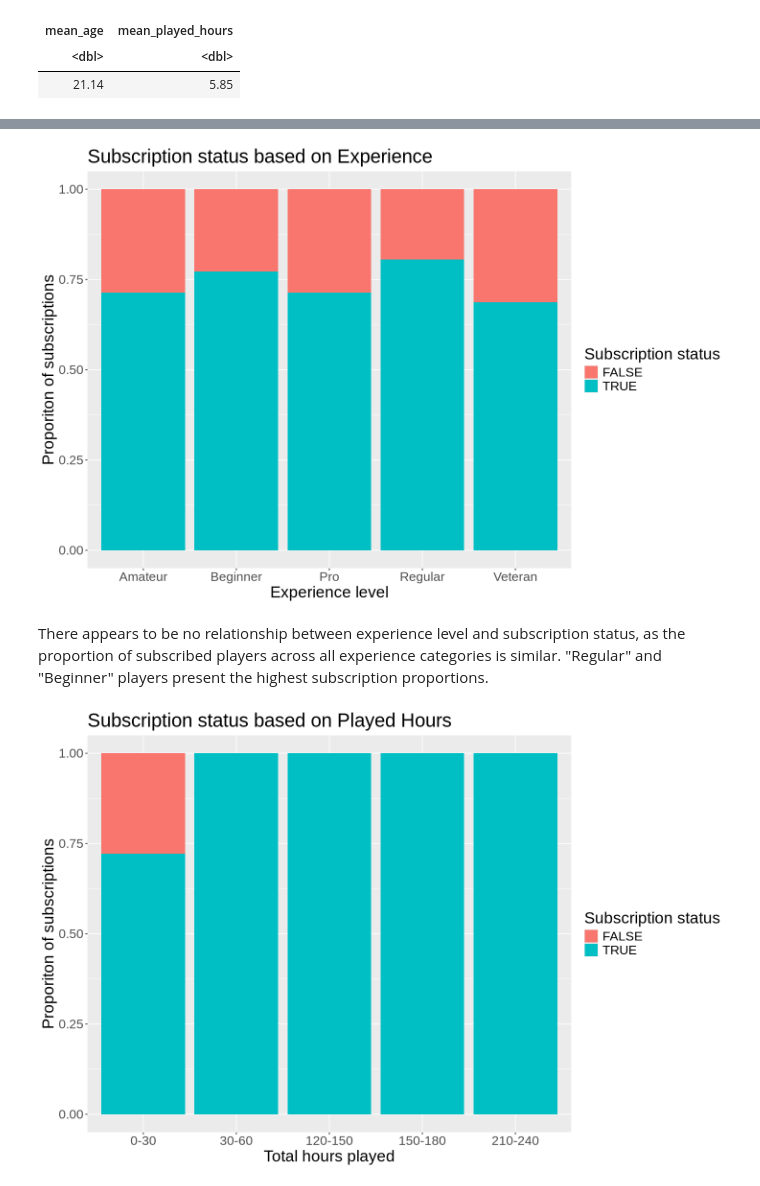
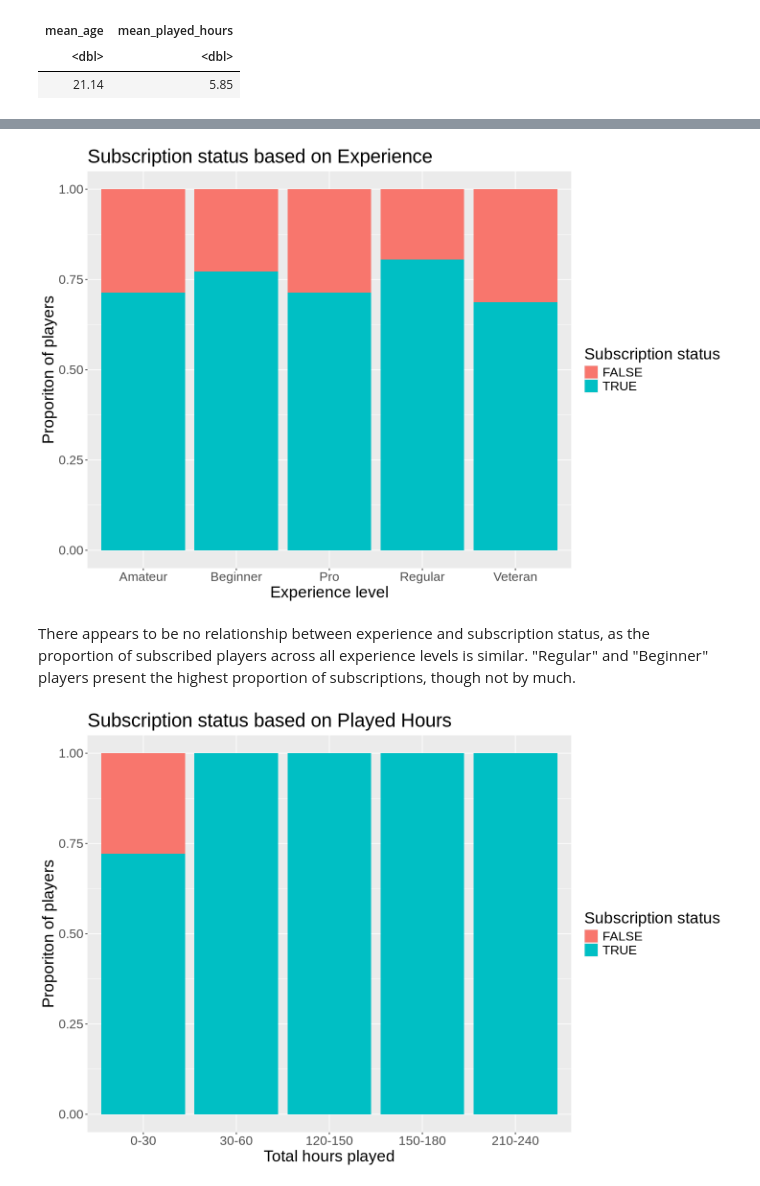
Before and after one commit to nkatanchik/dsci_project_planning, a Jupyter notebook: project_planning.ipynb, the cells around one changed output, grey strips where cells are left out. Cells and saved outputs as stored; diff of their text form; code cells hidden in the pictures.

```diff
--- a/project_planning.ipynb
+++ b/project_planning.ipynb
@@ -173,19 +198,19 @@ Based on this graph, players of "Regular" and "Amateur" experience played the mo
 # %%
-players_plot_exp <- players_selected |>
+players_plot_exp <- players_data |>
         ggplot(aes(x = experience, fill = subscribe)) +
         geom_bar(position = "fill") +
-        labs(x = "Experience level", y = "Proporiton of subscriptions", fill = "Subscription status") +
+        labs(x = "Experience level", y = "Proporiton of players", fill = "Subscription status") +
         ggtitle("Subscription status based on Experience") +
         theme(text = element_text(size = 20))
 players_plot_exp
 # %% [output]
-[figure, old version]
+[figure, new version]
 # %% [markdown]
-There appears to be no relationship between experience level and subscription status, as the proportion of subscribed players across all experience categories is similar. "Regular" and "Beginner" players present the highest subscription proportions.
+There appears to be no relationship between experience and subscription status, as the proportion of subscribed players across all experience levels is similar. "Regular" and "Beginner" players present the highest proportion of subscriptions, though not by much.
 # %%
-players_hours_grouped <- players_selected |>
+players_hours_grouped <- players_data |>
             mutate(hours_grouped =
-            cut(players_selected$played_hours,
+            cut(players_data$played_hours,
             breaks = seq(0, 240, by = 30),
             labels = c("0-30", "30-60", "60-90", "90-120", "120-150", "150-180", "180-210", "210-240"),
             include.lowest = TRUE,
@@ -195,10 +220,10 @@ players_hours_grouped <- players_selected |>
 players_plot_hrs <- players_hours_grouped |>
         ggplot(aes(x = hours_grouped, fill = subscribe)) +
         geom_bar(position = "fill") +
-        labs(x = "Total hours played", y = "Proporiton of subscriptions", fill = "Subscription status") +
+        labs(x = "Total hours played", y = "Proporiton of players", fill = "Subscription status") +
         ggtitle("Subscription status based on Played Hours") +
         theme(text = element_text(size = 20))
 players_plot_hrs
 # %% [output]
-[figure, old version]
+[figure, new version]
 # %% [markdown]
```
Also changed, not shown: parts of 12 cells of this notebook.
